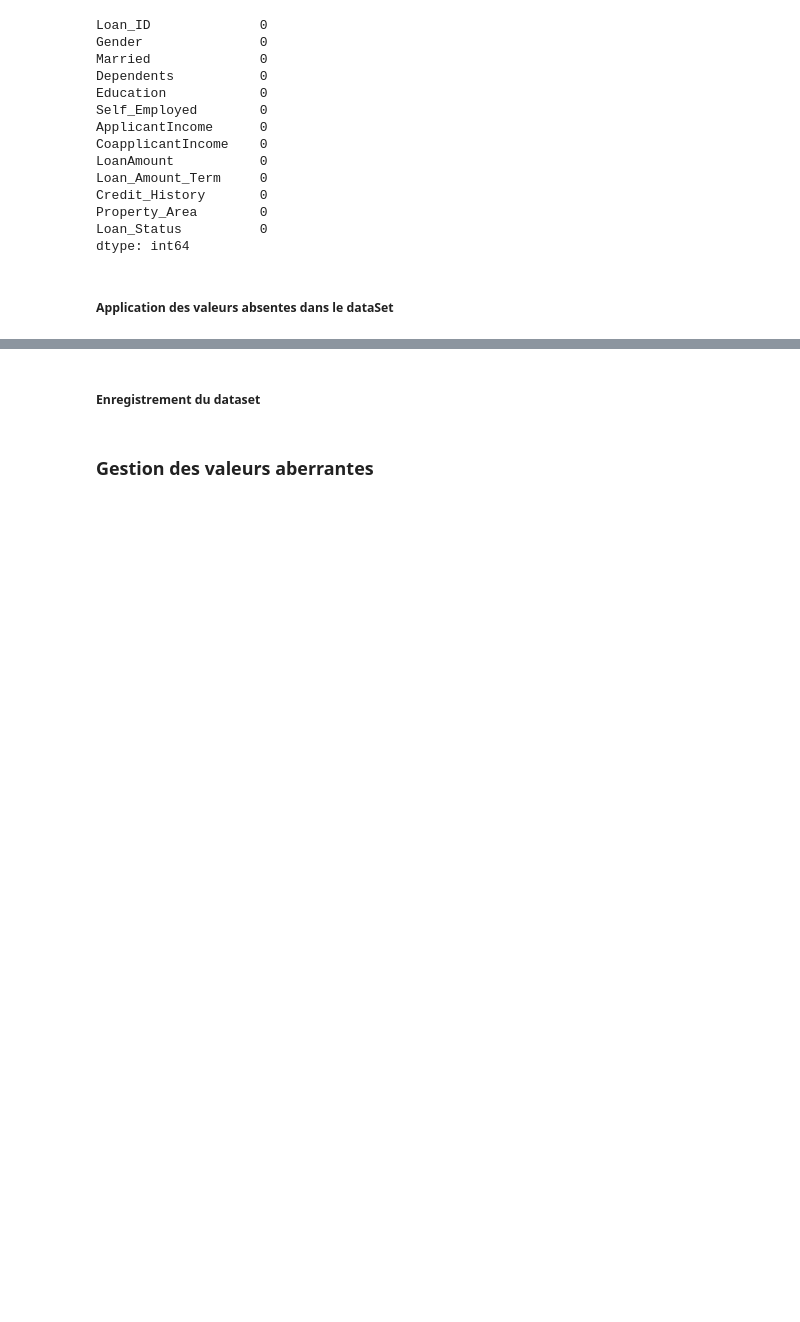
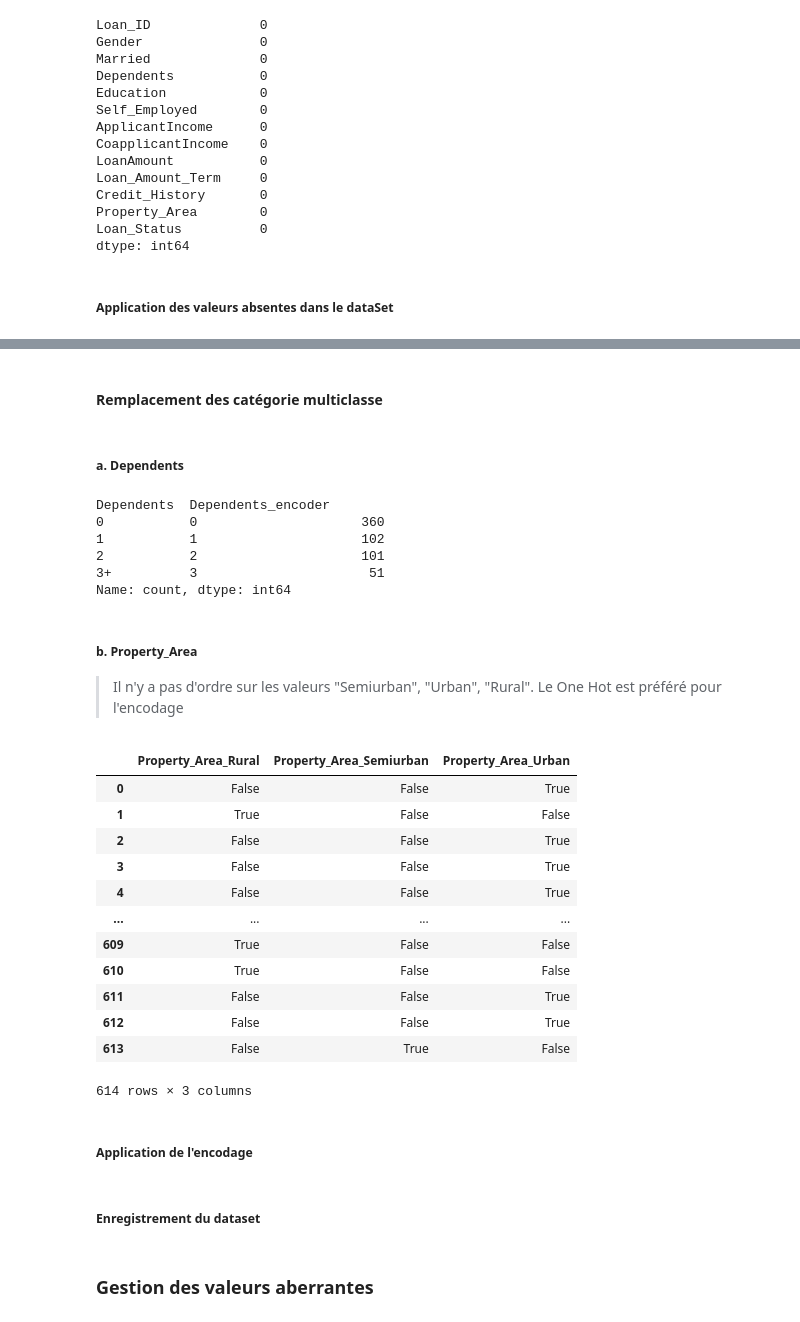
Before and after one commit to TheSmartisen/bank-prediction, a Jupyter notebook: notebooks/preprocessing.ipynb, the cells around one changed output, grey strips where cells are left out. Saved outputs shown, nothing was run; the diff lists cells and outputs as text; code cells hidden in the pictures; blank space fills up the shorter version.

Commit message:
Sauvegarde pour maison

```diff
--- a/notebooks/preprocessing.ipynb
+++ b/notebooks/preprocessing.ipynb
@@ -115,7 +117,7 @@ df["Dependents"] = df["Dependents"].fillna(df["Dependents"].mode()[0])
 df["Loan_Amount_Term"] = df["Loan_Amount_Term"].fillna(df["Loan_Amount_Term"].mode()[0])
 df["LoanAmount"] = df["LoanAmount"].fillna(df["LoanAmount"].median())
 # imputation car le nombre de valeur manquante est modérée
-df["Self_Employed"] = df["Self_Employed"].fillna("Not Specified")
+df["Self_Employed"] = df["Self_Employed"].fillna("No")
 df["Credit_History"] = df["Credit_History"].fillna(0)
 # On va garder les valeurs nan pour les futurs test
 df_for_test = df[df["Loan_Status"].isnull()]
@@ -123,0 +214,2 @@ df = df.dropna(subset=["Loan_Status"])
+# %% [markdown]
+#### Remplacement des catégorie multiclasse
@@ -123,0 +218,37 @@ df = df.dropna(subset=["Loan_Status"])
+# %% [markdown]
+##### a. Dependents
+# %%
+le = LabelEncoder()
+df_self_employed = df.copy()
+df_self_employed["Dependents_encoder"] = le.fit_transform(df_self_employed["Dependents"])
+df_self_employed[["Dependents", "Dependents_encoder"]].value_counts()
+# %% [output]
+Dependents  Dependents_encoder
+0           0                     360
+1           1                     102
+2           2                     101
+3+          3                      51
+Name: count, dtype: int64
+# %% [markdown]
+##### b. Property_Area
+> Il n'y a pas d'ordre sur les valeurs "Semiurban", "Urban", "Rural". Le One Hot est préféré pour l'encodage
+# %%
+dummies = pd.get_dummies(df["Property_Area"], prefix="Property_Area")
+encoded_df = pd.concat([df, dummies], axis=1).drop(columns=["Property_Area"])
+encoded_df[[col for col in encoded_df.columns.to_list() if "Property_Area" in col]]
+# %% [output]
+|  | Property_Area_Rural | Property_Area_Semiurban | Property_Area_Urban |
+| 0 | False | False | True |
+| 1 | True | False | False |
+| 2 | False | False | True |
+| 3 | False | False | True |
+| 4 | False | False | True |
+| ... | ... | ... | ... |
+| 609 | True | False | False |
+| 610 | True | False | False |
+| 611 | False | False | True |
+| 612 | False | False | True |
+| 613 | False | True | False |
+614 rows × 3 columns
+# %% [markdown]
+##### Application de l'encodage
```
Also changed, not shown: parts of 27 cells of this notebook, 3 other files.
